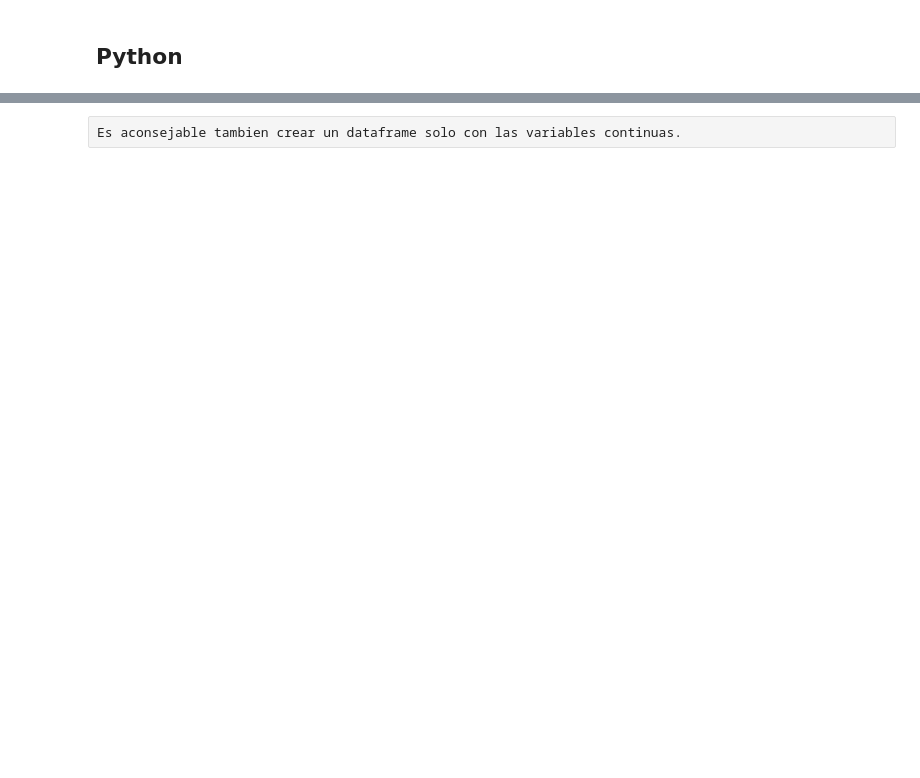
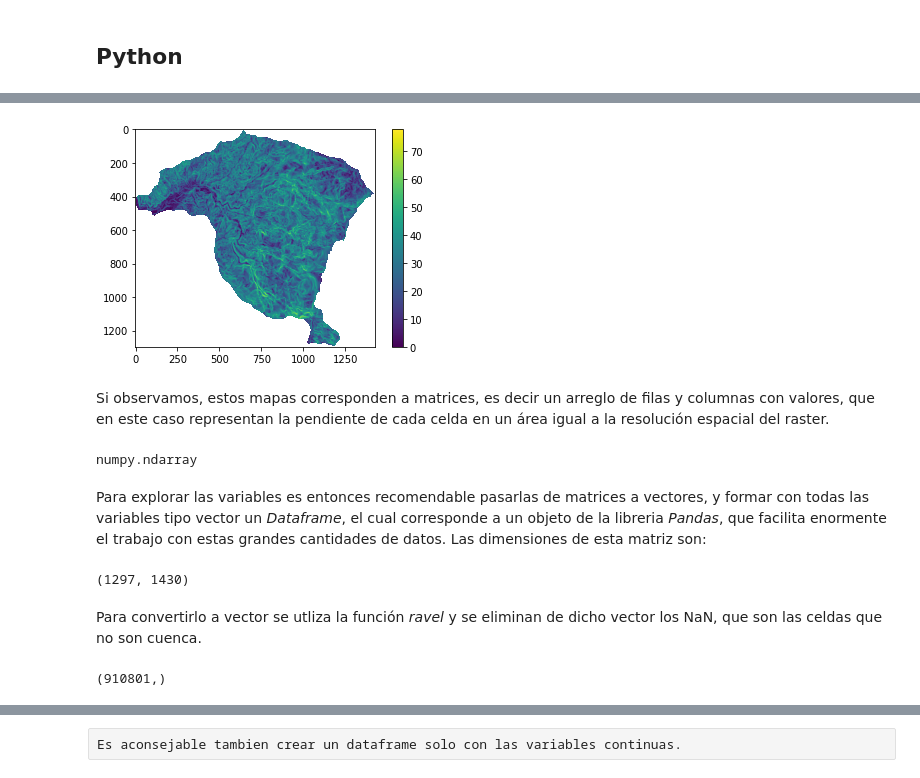
Before and after one commit to edieraristizabal/Libro_cartoGeotecnia, a Jupyter notebook: _sources/06_variables.ipynb, the cells around one changed output, grey strips where cells are left out. Saved outputs shown, nothing was run; the diff lists cells and outputs as text; code cells hidden in the pictures; blank space fills up the shorter version.

```diff
--- a/_sources/06_variables.ipynb
+++ b/_sources/06_variables.ipynb
@@ -280,0 +70,26 @@ array([[  3.19478416,   0.        ,  80.80084229,   0.9095459 ,
+# %%
+pendiente=np.where(pendiente<0,np.nan,pendiente)
+plt.imshow(pendiente)
+plt.colorbar();
+# %% [output]
+[figure, added]
+# %% [markdown]
+Si observamos, estos mapas corresponden a matrices, es decir un arreglo de filas y columnas con valores, que en este caso representan la pendiente de cada celda en un área igual a la resolución espacial del raster.
+# %%
+type(pendiente)
+# %% [output]
+numpy.ndarray
+# %% [markdown]
+Para explorar las variables es entonces recomendable pasarlas de matrices a vectores, y formar con todas las variables tipo vector un *Dataframe*, el cual corresponde a un objeto de la libreria *Pandas*, que facilita enormente el trabajo con estas grandes cantidades de datos. Las dimensiones de esta matriz son:
+# %%
+np.shape(pendiente)
+# %% [output]
+(1297, 1430)
+# %% [markdown]
+Para convertirlo a vector se utliza la función *ravel* y se eliminan de dicho vector los NaN, que son las celdas que no son cuenca.
+# %%
+pendiente_vector=pendiente.ravel()  # para pasarlo a un vector
+pendiente_vector_MenM=pendiente_vector[~np.isnan(pendiente_vector)] # para eliminar  del vector los datos NaN
+pendiente_vector_MenM.shape # otra forma de saber las dimensiones
+# %% [output]
+(910801,)
```
Also changed, not shown: parts of 118 cells of this notebook, 26 other files.
